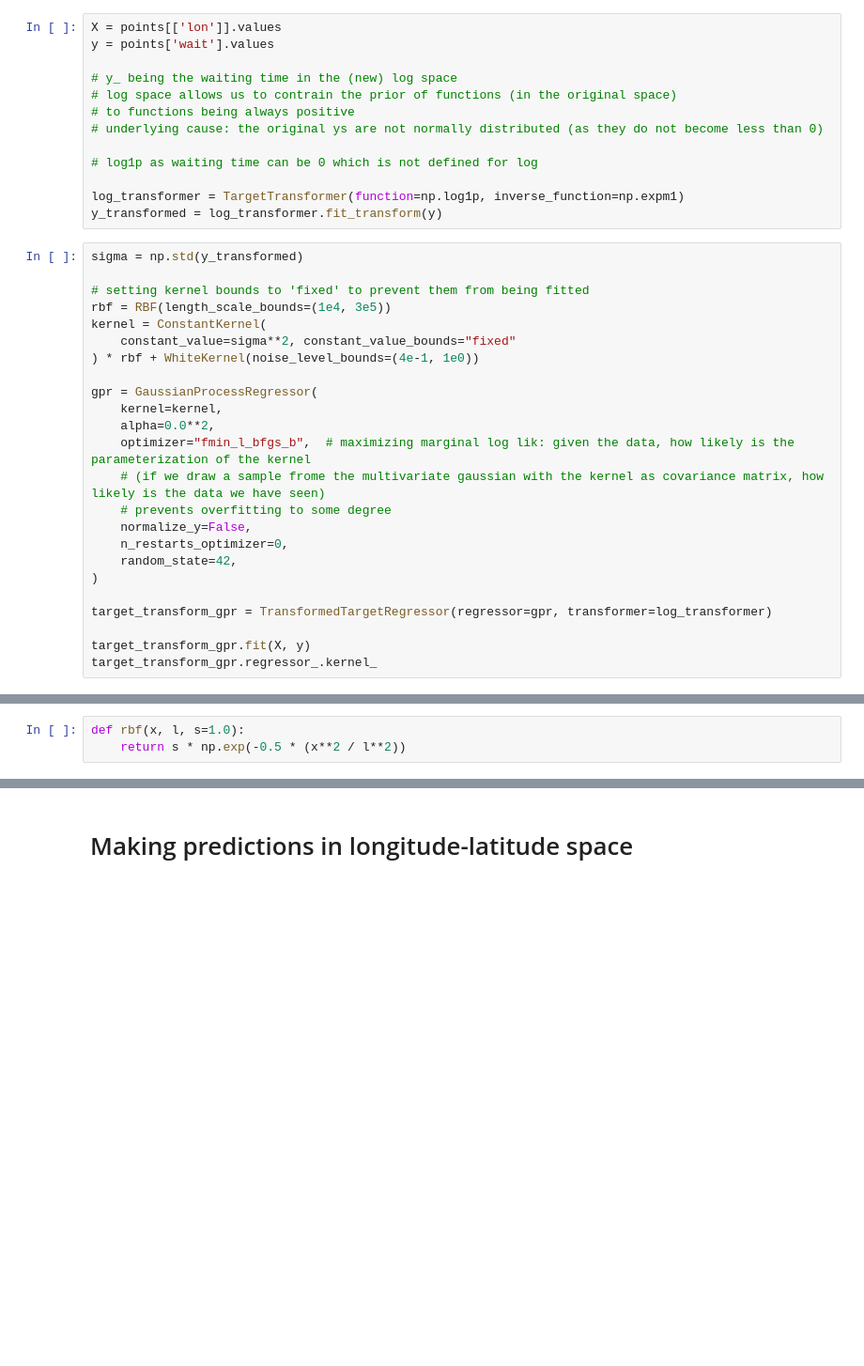
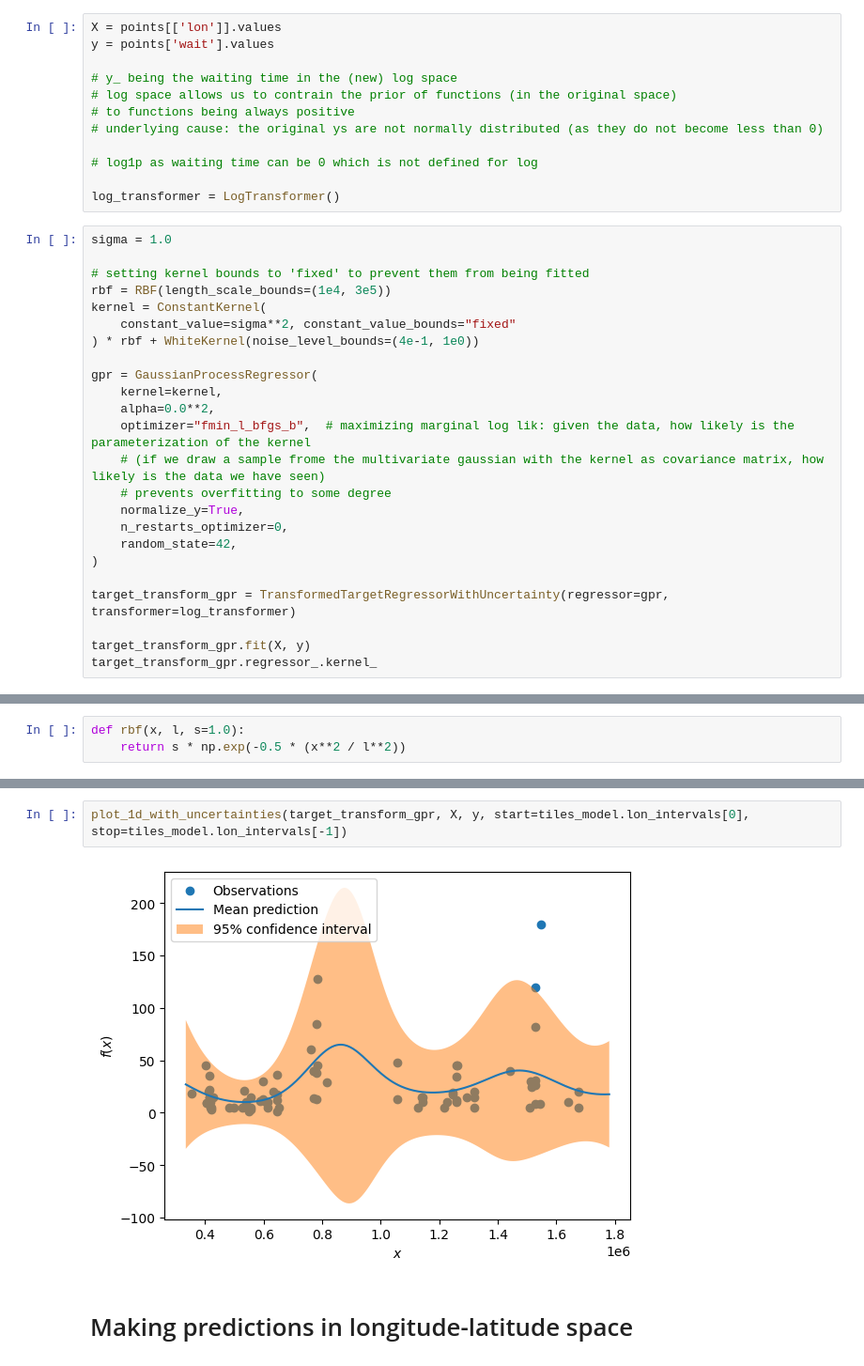
Before and after one commit to Hitchwiki/hitchmap-data, a Jupyter notebook: visualization/predictors/heatchmap.ipynb, the cells around one changed output, grey strips where cells are left out. Shown at 94% size. Drawn from its saved outputs; the diff is of its cells as text; blank space fills up the shorter version.

Commit message:
1d uncertainties using uncertainty transformer

```diff
--- a/visualization/predictors/heatchmap.ipynb
+++ b/visualization/predictors/heatchmap.ipynb
@@ -109,10 +109,9 @@ y = points['wait'].values
 
 # log1p as waiting time can be 0 which is not defined for log
 
-log_transformer = TargetTransformer(function=np.log1p, inverse_function=np.expm1)
-y_transformed = log_transformer.fit_transform(y)
+log_transformer = LogTransformer()
 # %%
-sigma = np.std(y_transformed)
+sigma = 1.0
 
 # setting kernel bounds to 'fixed' to prevent them from being fitted
 rbf = RBF(length_scale_bounds=(1e4, 3e5))
@@ -126,12 +125,12 @@ gpr = GaussianProcessRegressor(
     optimizer="fmin_l_bfgs_b",  # maximizing marginal log lik: given the data, how likely is the parameterization of the kernel
     # (if we draw a sample frome the multivariate gaussian with the kernel as covariance matrix, how likely is the data we have seen)
     # prevents overfitting to some degree
-    normalize_y=False,
+    normalize_y=True,
     n_restarts_optimizer=0,
     random_state=42,
 )
 
-target_transform_gpr = TransformedTargetRegressor(regressor=gpr, transformer=log_transformer)
+target_transform_gpr = TransformedTargetRegressorWithUncertainty(regressor=gpr, transformer=log_transformer)
 
 target_transform_gpr.fit(X, y)
 target_transform_gpr.regressor_.kernel_
@@ -335,3 +286,7 @@ AttributeError: 'tuple' object has no attribute 'ndim'
+# %%
+plot_1d_with_uncertainties(target_transform_gpr, X, y, start=tiles_model.lon_intervals[0], stop=tiles_model.lon_intervals[-1])
+# %% [output]
+[figure, added]
 # %% [markdown]
 # Making predictions in longitude-latitude space
 # %% [markdown]
```
Also changed, not shown: parts of 10 cells of this notebook, 4 other files.
